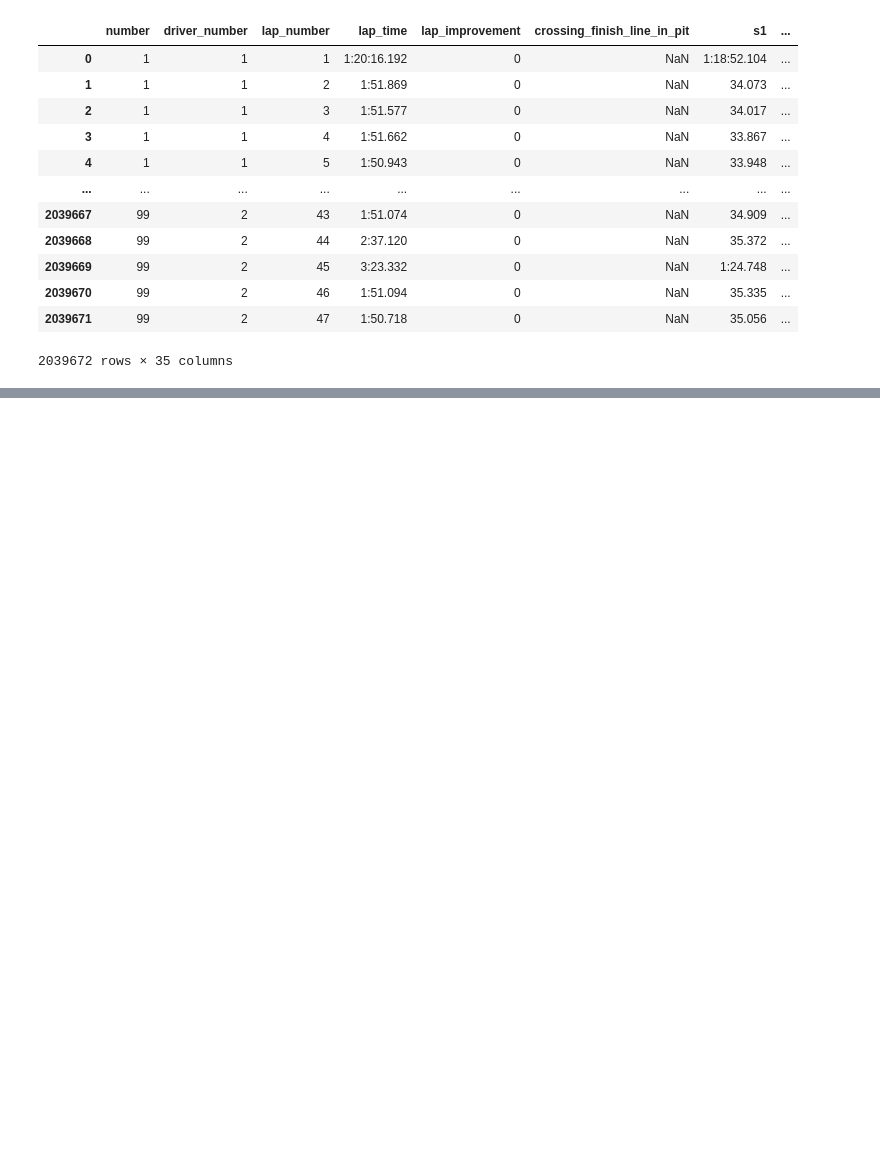
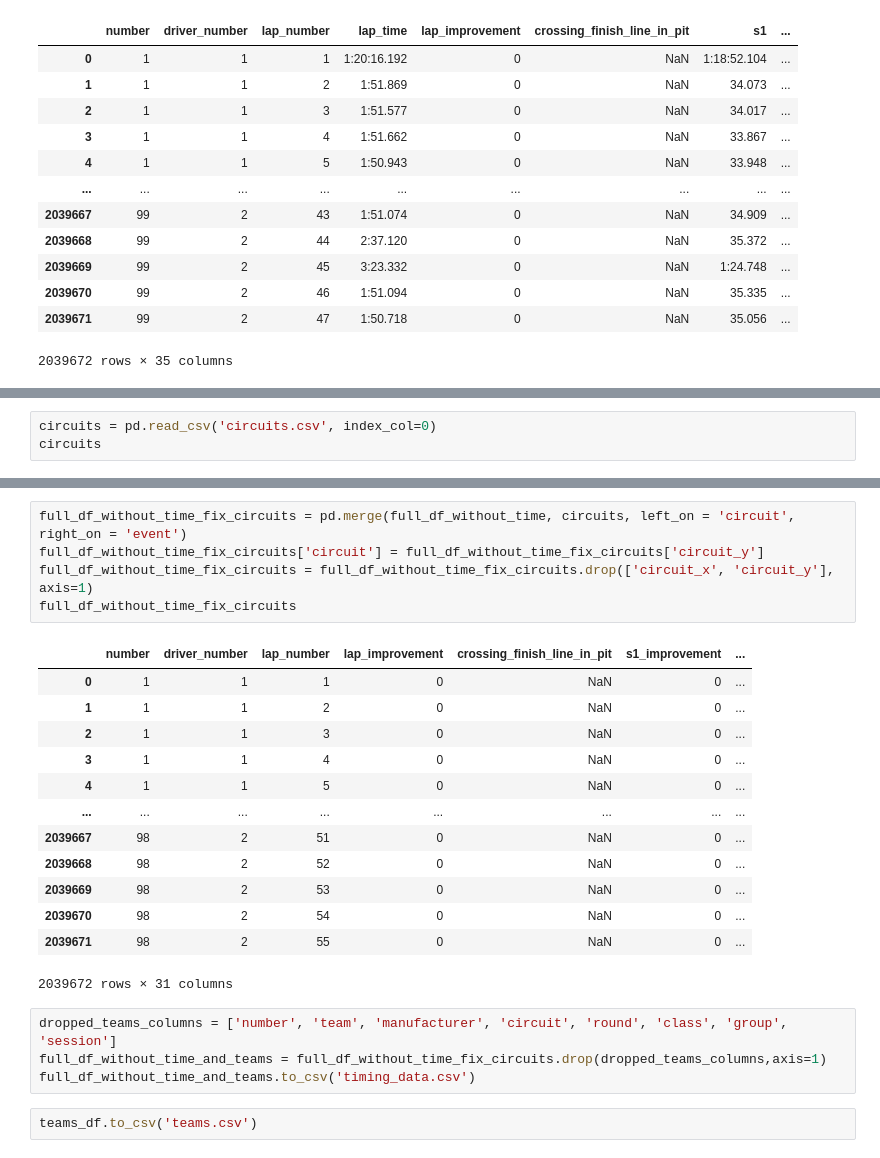
Before and after one commit to Razgrizaces/alkamel_stint_analyzer, a Jupyter notebook: alkamel_data_combiner.ipynb, the cells around one changed output, grey strips where cells are left out. Cells and saved outputs as stored; diff of their text form; blank space fills up the shorter version.

```diff
--- a/alkamel_data_combiner.ipynb
+++ b/alkamel_data_combiner.ipynb
@@ -352,0 +396,3 @@ full_df_with_fix[full_df_with_fix['team'].isna()]
+# %%
+circuits = pd.read_csv('circuits.csv', index_col=0)
+circuits
@@ -352,0 +417,25 @@ full_df_with_fix[full_df_with_fix['team'].isna()]
+# %%
+full_df_without_time_fix_circuits = pd.merge(full_df_without_time, circuits, left_on = 'circuit', right_on = 'event')
+full_df_without_time_fix_circuits['circuit'] = full_df_without_time_fix_circuits['circuit_y']
+full_df_without_time_fix_circuits = full_df_without_time_fix_circuits.drop(['circuit_x', 'circuit_y'], axis=1)
+full_df_without_time_fix_circuits
+# %% [output]
+|  | number | driver_number | lap_number | lap_improvement | crossing_finish_line_in_pit | s1_improvement | ... |
+| 0 | 1 | 1 | 1 | 0 | NaN | 0 | ... |
+| 1 | 1 | 1 | 2 | 0 | NaN | 0 | ... |
+| 2 | 1 | 1 | 3 | 0 | NaN | 0 | ... |
+| 3 | 1 | 1 | 4 | 0 | NaN | 0 | ... |
+| 4 | 1 | 1 | 5 | 0 | NaN | 0 | ... |
+| ... | ... | ... | ... | ... | ... | ... | ... |
+| 2039667 | 98 | 2 | 51 | 0 | NaN | 0 | ... |
+| 2039668 | 98 | 2 | 52 | 0 | NaN | 0 | ... |
+| 2039669 | 98 | 2 | 53 | 0 | NaN | 0 | ... |
+| 2039670 | 98 | 2 | 54 | 0 | NaN | 0 | ... |
+| 2039671 | 98 | 2 | 55 | 0 | NaN | 0 | ... |
+2039672 rows × 31 columns
+# %%
+dropped_teams_columns = ['number', 'team', 'manufacturer', 'circuit', 'round', 'class', 'group', 'session']
+full_df_without_time_and_teams = full_df_without_time_fix_circuits.drop(dropped_teams_columns,axis=1)
+full_df_without_time_and_teams.to_csv('timing_data.csv')
+# %%
+teams_df.to_csv('teams.csv')
```
Also changed, not shown: parts of 6 cells of this notebook.
